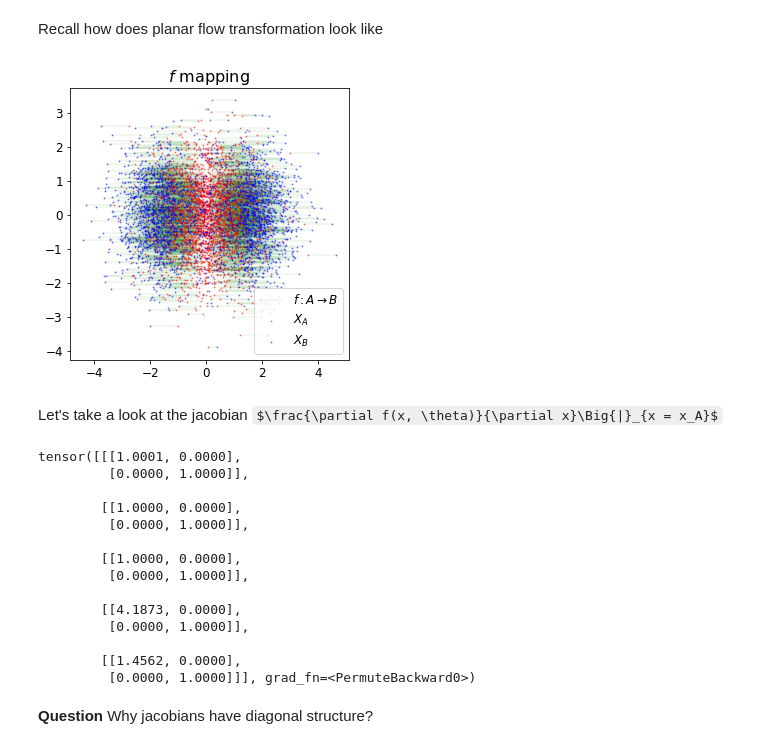
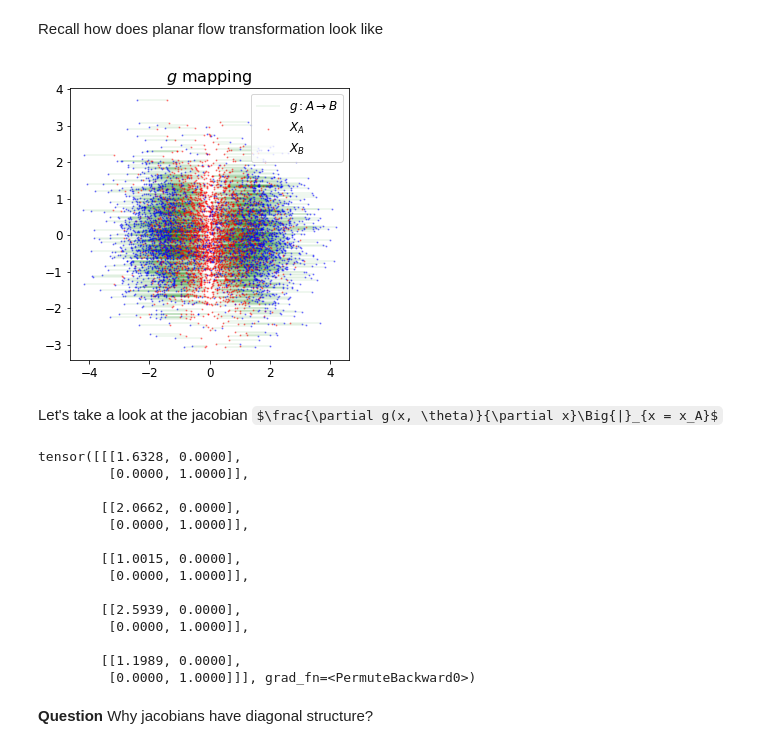
Before and after one commit to r-isachenko/2022-2023-DGM-AIMasters-course, a Jupyter notebook: seminars/seminar6/jacobian_note.ipynb, the cells around one changed output. Cells and saved outputs as stored; diff of their text form; code cells hidden in the pictures; some formulas as TeX source.

```diff
--- a/seminars/seminar6/jacobian_note.ipynb
+++ b/seminars/seminar6/jacobian_note.ipynb
@@ -46,7 +46,7 @@ b = torch.tensor(0.)
 def h(x):
     return torch.tanh(x)
 
-def f(x, w=w, u=u, b=b):
+def g(x, w=w, u=u, b=b):
     adj = h(x @ w + b)
     return x + torch.kron(adj.unsqueeze(-1), u)
 # %%
@@ -55,37 +55,37 @@ p_A = TD.Normal(torch.tensor([0., 0]), torch.tensor([1., 1.]))
 Recall how does planar flow transformation look like
 # %%
 X_A = p_A.sample((3000,))
-X_B = f(X_A)
+X_B = g(X_A)
 visualize_2d_map(
-    X_A, X_B, '$f$ mapping',
+    X_A, X_B, '$g$ mapping',
     data_label=r'$X_A$',
     mapped_data_label=r'$X_B$',
-    map_label=r'$f: A \rightarrow B$')
+    map_label=r'$g: A \rightarrow B$')
 # %% [output]
-[figure, old version]
+[figure, new version]
 # %% [markdown]
-Let's take a look at the jacobian $\frac{\partial f(x, \theta)}{\partial x}\Big{|}_{x = x_A}$
+Let's take a look at the jacobian $\frac{\partial g(x, \theta)}{\partial x}\Big{|}_{x = x_A}$
 # %%
 p_A = TD.Normal(torch.tensor([0., 0]), torch.tensor([1., 1.]))
 X_A = p_A.sample((5,)) # (5, 2)
 # %%
 X_A = X_A.requires_grad_()
-X_B = f(X_A) # (5, 2)
-batch_jacobian(X_A, X_B)
+X_B = g(X_A) # (5, 2)
+batch_jacobian(X_A, X_B) # (5, 2, 2)
 # %% [output]
-tensor([[[1.0001, 0.0000],
+tensor([[[1.6328, 0.0000],
          [0.0000, 1.0000]],
 
-        [[1.0000, 0.0000],
+        [[2.0662, 0.0000],
          [0.0000, 1.0000]],
 
-        [[1.0000, 0.0000],
+        [[1.0015, 0.0000],
          [0.0000, 1.0000]],
 
-        [[4.1873, 0.0000],
+        [[2.5939, 0.0000],
          [0.0000, 1.0000]],
 
-        [[1.4562, 0.0000],
+        [[1.1989, 0.0000],
          [0.0000, 1.0000]]], grad_fn=<PermuteBackward0>)
 # %% [markdown]
 **Question** Why jacobians have diagonal structure?
```
Also changed, not shown: parts of 10 cells of this notebook, 8 other files.
